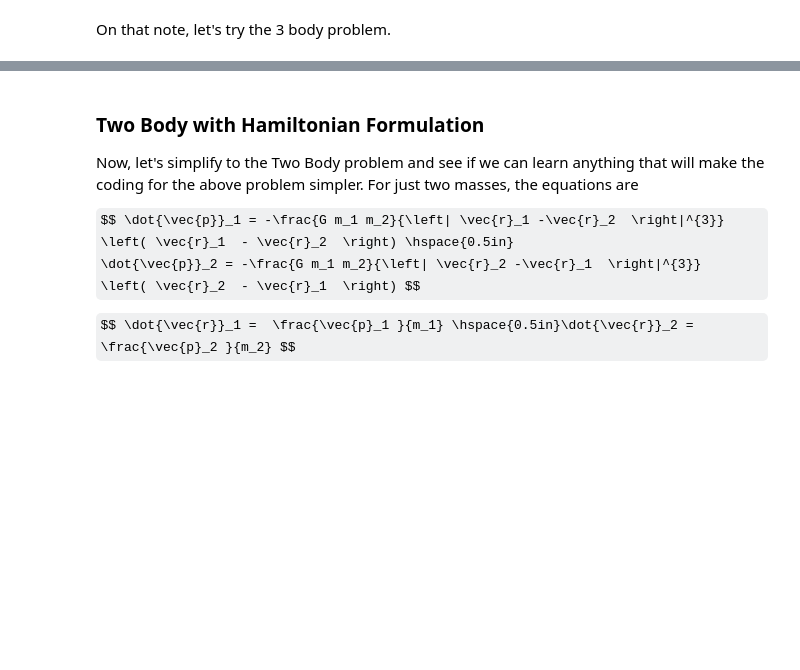
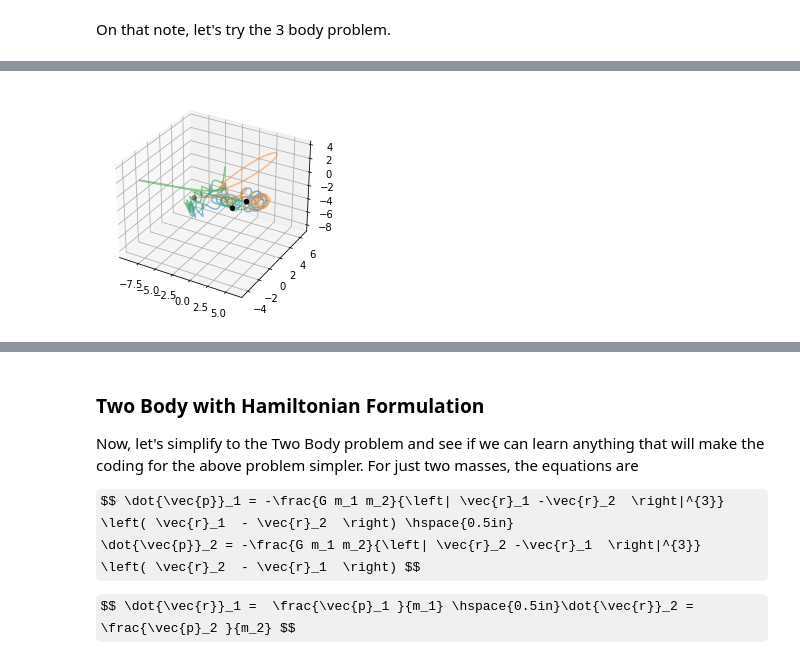
Before and after one commit to roarkhabegger/spiralDensity, a Jupyter notebook: TwoBody.ipynb, the cells around one changed output, grey strips where cells are left out. Drawn from its saved outputs; the diff is of its cells as text; code cells hidden in the pictures; some formulas as TeX source; blank space fills up the shorter version.

```diff
--- a/TwoBody.ipynb
+++ b/TwoBody.ipynb
@@ -257,0 +353,21 @@ So what can we do instead? We need an integrator that is better at keeping error
+# %%
+fig = plt.figure()
+ax = plt.axes(projection='3d')
+
+
+ax.plot3D(outPuts[:,0,0], outPuts[:,0,1], outPuts[:,0,2],alpha=0.5)
+ax.plot3D(outPuts[:,1,0], outPuts[:,1,1], outPuts[:,1,2],alpha=0.5)
+ax.plot3D(outPuts[:,2,0], outPuts[:,2,1], outPuts[:,2,2],alpha=0.5)
+pnts = ax.scatter3D(outPuts[0,:,0], outPuts[0,:,1], outPuts[0,:,2],c='black')
+
+def update(frame):
+    global pnts
+    pnts.set(visible=False)
+    pnts = ax.scatter3D(outPuts[int(frame),:,0], outPuts[int(frame),:,1], outPuts[int(frame),:,2],c='black')
+    return pnts
+
+ani = FuncAnimation(fig, update, frames=np.linspace(0,Nsteps,500))
+
+ani.save(r"3BodyAnimation2.mp4", writer = 'ffmpeg', fps = 20)
+# %% [output]
+[figure, added]
```
Also changed, not shown: parts of 7 cells of this notebook, 3 other files.
